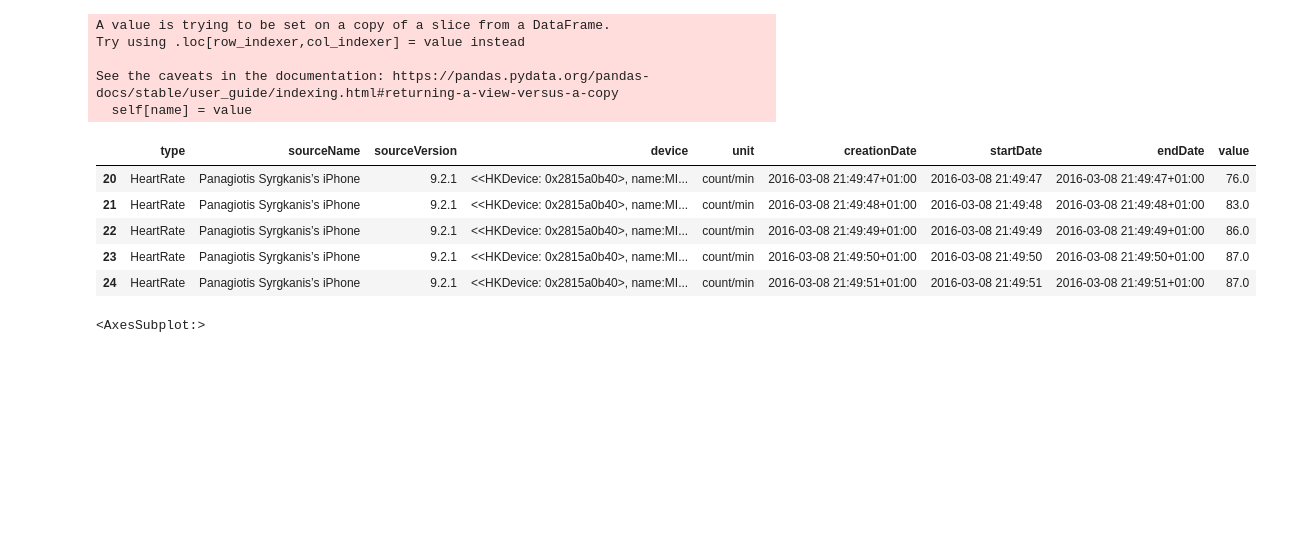
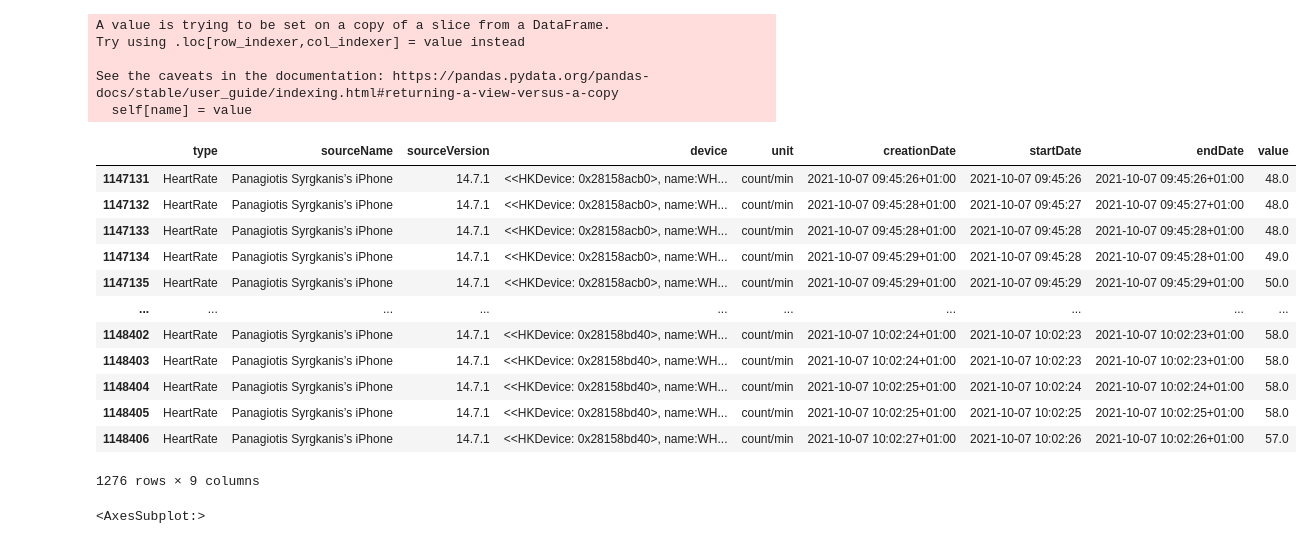
Before and after one commit to psyrgkan/Whoop_investigation, a Jupyter notebook: clean_data.ipynb, the cells around one changed output. Cells and saved outputs as stored; diff of their text form; code cells hidden in the pictures; blank space fills up the shorter version.

```diff
--- a/clean_data.ipynb
+++ b/clean_data.ipynb
@@ -201,15 +225,22 @@ Try using .loc[row_indexer,col_indexer] = value instead
 
 See the caveats in the documentation: https://pandas.pydata.org/pandas-docs/stable/user_guide/indexing.html#returning-a-view-versus-a-copy
   self[name] = value
-# %%
-hr.head()
-# %% [output]
-|  | type | sourceName | sourceVersion | device | unit | creationDate | startDate | endDate | value |
-| 20 | HeartRate | Panagiotis Syrgkanis’s iPhone | 9.2.1 | <<HKDevice: 0x2815a0b40>, name:MI... | count/min | 2016-03-08 21:49:47+01:00 | 2016-03-08 21:49:47 | 2016-03-08 21:49:47+01:00 | 76.0 |
-| 21 | HeartRate | Panagiotis Syrgkanis’s iPhone | 9.2.1 | <<HKDevice: 0x2815a0b40>, name:MI... | count/min | 2016-03-08 21:49:48+01:00 | 2016-03-08 21:49:48 | 2016-03-08 21:49:48+01:00 | 83.0 |
-| 22 | HeartRate | Panagiotis Syrgkanis’s iPhone | 9.2.1 | <<HKDevice: 0x2815a0b40>, name:MI... | count/min | 2016-03-08 21:49:49+01:00 | 2016-03-08 21:49:49 | 2016-03-08 21:49:49+01:00 | 86.0 |
-| 23 | HeartRate | Panagiotis Syrgkanis’s iPhone | 9.2.1 | <<HKDevice: 0x2815a0b40>, name:MI... | count/min | 2016-03-08 21:49:50+01:00 | 2016-03-08 21:49:50 | 2016-03-08 21:49:50+01:00 | 87.0 |
-| 24 | HeartRate | Panagiotis Syrgkanis’s iPhone | 9.2.1 | <<HKDevice: 0x2815a0b40>, name:MI... | count/min | 2016-03-08 21:49:51+01:00 | 2016-03-08 21:49:51 | 2016-03-08 21:49:51+01:00 | 87.0 |
+# %%
+hr.loc[(hr.startDate >= np.datetime64(start)) & (hr.startDate <= np.datetime64(finish))]
+# %% [output]
+|  | type | sourceName | sourceVersion | device | unit | creationDate | startDate | endDate | value |
+| 1147131 | HeartRate | Panagiotis Syrgkanis’s iPhone | 14.7.1 | <<HKDevice: 0x28158acb0>, name:WH... | count/min | 2021-10-07 09:45:26+01:00 | 2021-10-07 09:45:26 | 2021-10-07 09:45:26+01:00 | 48.0 |
+| 1147132 | HeartRate | Panagiotis Syrgkanis’s iPhone | 14.7.1 | <<HKDevice: 0x28158acb0>, name:WH... | count/min | 2021-10-07 09:45:28+01:00 | 2021-10-07 09:45:27 | 2021-10-07 09:45:27+01:00 | 48.0 |
+| 1147133 | HeartRate | Panagiotis Syrgkanis’s iPhone | 14.7.1 | <<HKDevice: 0x28158acb0>, name:WH... | count/min | 2021-10-07 09:45:28+01:00 | 2021-10-07 09:45:28 | 2021-10-07 09:45:28+01:00 | 48.0 |
+| 1147134 | HeartRate | Panagiotis Syrgkanis’s iPhone | 14.7.1 | <<HKDevice: 0x28158acb0>, name:WH... | count/min | 2021-10-07 09:45:29+01:00 | 2021-10-07 09:45:28 | 2021-10-07 09:45:28+01:00 | 49.0 |
+| 1147135 | HeartRate | Panagiotis Syrgkanis’s iPhone | 14.7.1 | <<HKDevice: 0x28158acb0>, name:WH... | count/min | 2021-10-07 09:45:29+01:00 | 2021-10-07 09:45:29 | 2021-10-07 09:45:29+01:00 | 50.0 |
+| ... | ... | ... | ... | ... | ... | ... | ... | ... | ... |
+| 1148402 | HeartRate | Panagiotis Syrgkanis’s iPhone | 14.7.1 | <<HKDevice: 0x28158bd40>, name:WH... | count/min | 2021-10-07 10:02:24+01:00 | 2021-10-07 10:02:23 | 2021-10-07 10:02:23+01:00 | 58.0 |
+| 1148403 | HeartRate | Panagiotis Syrgkanis’s iPhone | 14.7.1 | <<HKDevice: 0x28158bd40>, name:WH... | count/min | 2021-10-07 10:02:24+01:00 | 2021-10-07 10:02:23 | 2021-10-07 10:02:23+01:00 | 58.0 |
+| 1148404 | HeartRate | Panagiotis Syrgkanis’s iPhone | 14.7.1 | <<HKDevice: 0x28158bd40>, name:WH... | count/min | 2021-10-07 10:02:25+01:00 | 2021-10-07 10:02:24 | 2021-10-07 10:02:24+01:00 | 58.0 |
+| 1148405 | HeartRate | Panagiotis Syrgkanis’s iPhone | 14.7.1 | <<HKDevice: 0x28158bd40>, name:WH... | count/min | 2021-10-07 10:02:25+01:00 | 2021-10-07 10:02:25 | 2021-10-07 10:02:25+01:00 | 58.0 |
+| 1148406 | HeartRate | Panagiotis Syrgkanis’s iPhone | 14.7.1 | <<HKDevice: 0x28158bd40>, name:WH... | count/min | 2021-10-07 10:02:27+01:00 | 2021-10-07 10:02:26 | 2021-10-07 10:02:26+01:00 | 57.0 |
+1276 rows × 9 columns
 # %%
 hr.loc[(hr.startDate >= np.datetime64(start)) & (hr.startDate <= np.datetime64(finish))].value.plot()
 # %% [output]
```
Also changed, not shown: parts of 15 cells of this notebook.
